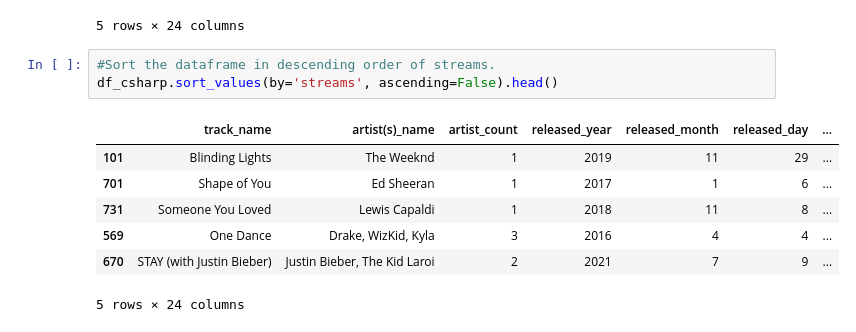
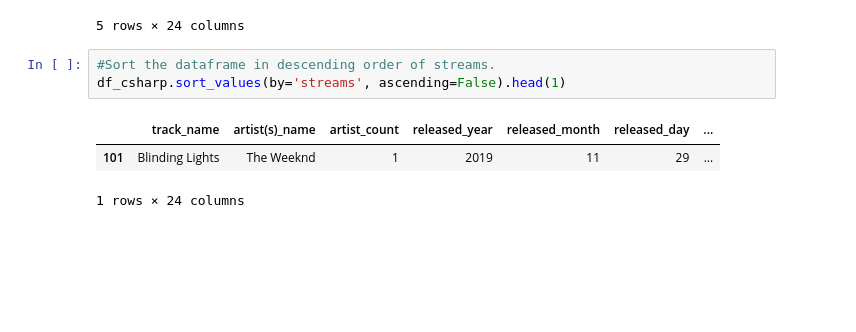
Before and after one commit to Sofiav014/QM2, a Jupyter notebook: notebooks/W01. Python Recap.ipynb, the cells around one changed output. Cells and saved outputs as stored; diff of their text form; blank space fills up the shorter version.

```diff
--- a/notebooks/W01. Python Recap.ipynb
+++ b/notebooks/W01. Python Recap.ipynb
@@ -315,12 +314,8 @@ df_csharp.head()
 5 rows × 24 columns
 # %%
 #Sort the dataframe in descending order of streams.
-df_csharp.sort_values(by='streams', ascending=False).head()
+df_csharp.sort_values(by='streams', ascending=False).head(1)
 # %% [output]
 |  | track_name | artist(s)_name | artist_count | released_year | released_month | released_day | ... |
 | 101 | Blinding Lights | The Weeknd | 1 | 2019 | 11 | 29 | ... |
-| 701 | Shape of You | Ed Sheeran | 1 | 2017 | 1 | 6 | ... |
-| 731 | Someone You Loved | Lewis Capaldi | 1 | 2018 | 11 | 8 | ... |
-| 569 | One Dance | Drake, WizKid, Kyla | 3 | 2016 | 4 | 4 | ... |
-| 670 | STAY (with Justin Bieber) | Justin Bieber, The Kid Laroi | 2 | 2021 | 7 | 9 | ... |
-5 rows × 24 columns
+1 rows × 24 columns
```
Also changed, not shown: parts of 5 cells of this notebook.
